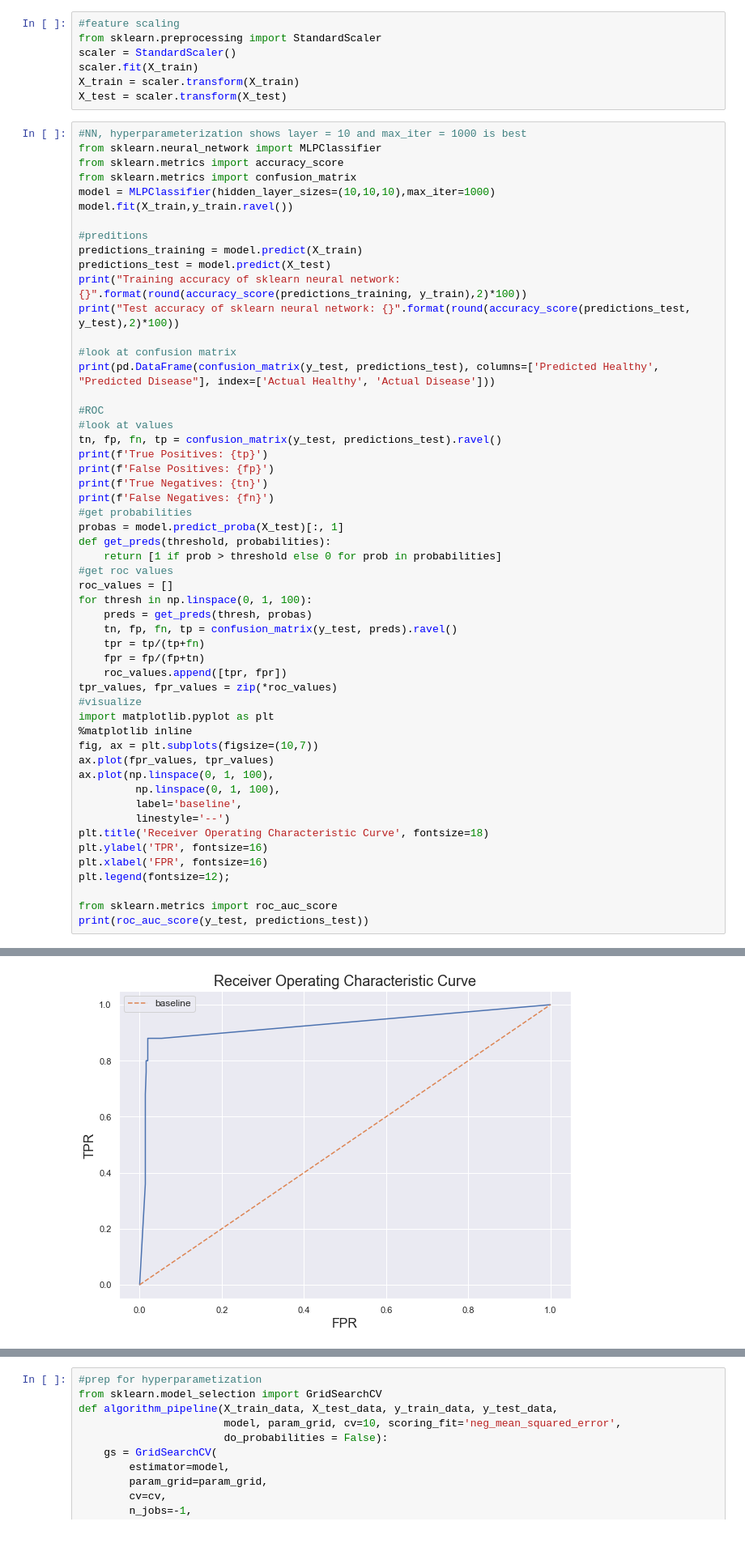
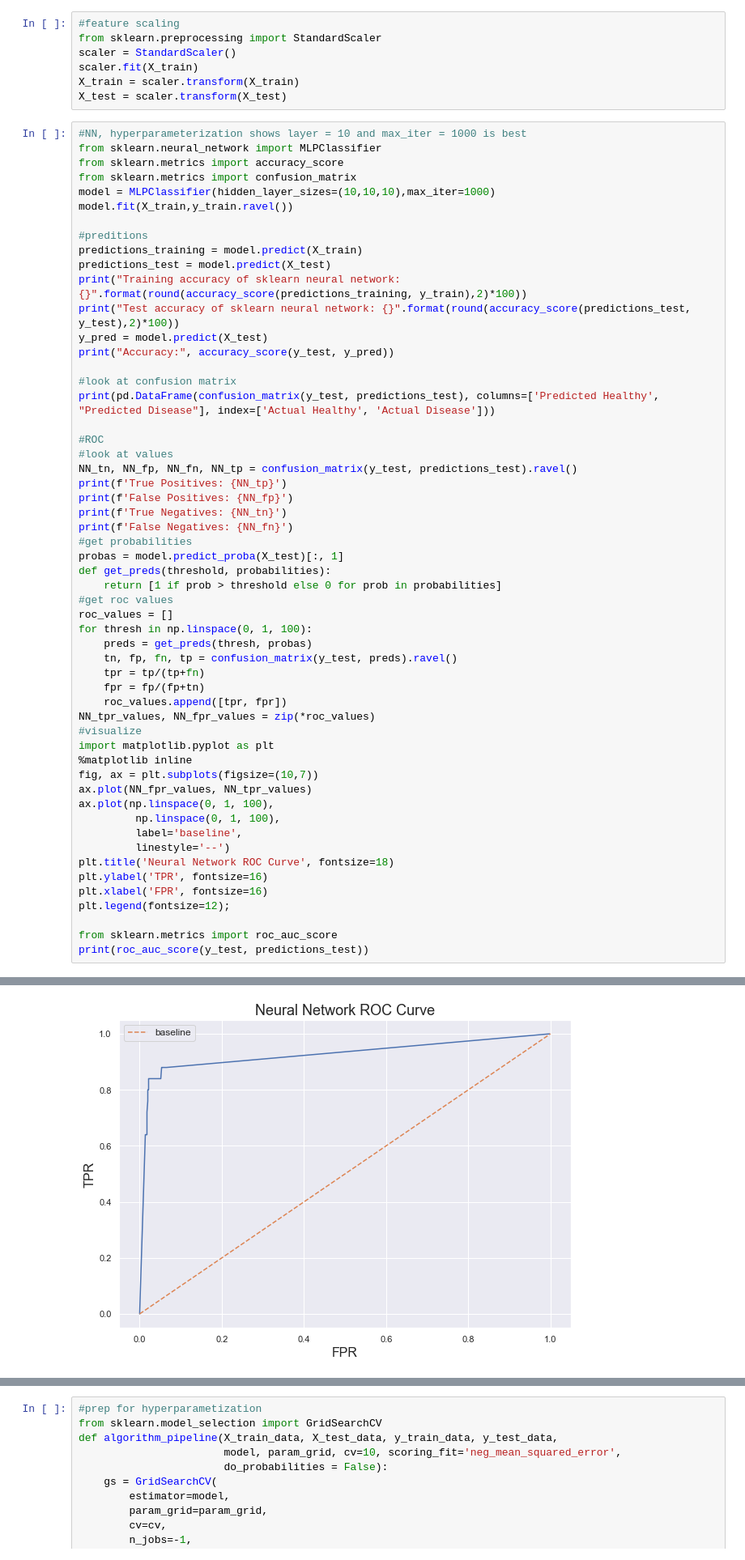
Before and after one commit to ahmadhassan997/CSCI-5523-Human-Microbiome-Project, a Jupyter notebook: CSCI project/cirrhosis_analysis.ipynb, the cells around one changed output, grey strips where cells are left out. Shown: that part at 81% size. Drawn from its saved outputs; the diff is of its cells as text.

```diff
--- a/CSCI project/cirrhosis_analysis.ipynb
+++ b/CSCI project/cirrhosis_analysis.ipynb
@@ -106,17 +106,19 @@ predictions_training = model.predict(X_train)
 predictions_test = model.predict(X_test)
 print("Training accuracy of sklearn neural network: {}".format(round(accuracy_score(predictions_training, y_train),2)*100))
 print("Test accuracy of sklearn neural network: {}".format(round(accuracy_score(predictions_test, y_test),2)*100))
+y_pred = model.predict(X_test)
+print("Accuracy:", accuracy_score(y_test, y_pred))
 
 #look at confusion matrix
 print(pd.DataFrame(confusion_matrix(y_test, predictions_test), columns=['Predicted Healthy', "Predicted Disease"], index=['Actual Healthy', 'Actual Disease']))
 
 #ROC
 #look at values
-tn, fp, fn, tp = confusion_matrix(y_test, predictions_test).ravel()
-print(f'True Positives: {tp}')
-print(f'False Positives: {fp}')
-print(f'True Negatives: {tn}')
-print(f'False Negatives: {fn}')
+NN_tn, NN_fp, NN_fn, NN_tp = confusion_matrix(y_test, predictions_test).ravel()
+print(f'True Positives: {NN_tp}')
+print(f'False Positives: {NN_fp}')
+print(f'True Negatives: {NN_tn}')
+print(f'False Negatives: {NN_fn}')
 #get probabilities
 probas = model.predict_proba(X_test)[:, 1]
 def get_preds(threshold, probabilities):
@@ -129,17 +131,17 @@ for thresh in np.linspace(0, 1, 100):
     tpr = tp/(tp+fn)
     fpr = fp/(fp+tn)
     roc_values.append([tpr, fpr])
-tpr_values, fpr_values = zip(*roc_values)
+NN_tpr_values, NN_fpr_values = zip(*roc_values)
 #visualize
 import matplotlib.pyplot as plt
 %matplotlib inline
 fig, ax = plt.subplots(figsize=(10,7))
-ax.plot(fpr_values, tpr_values)
+ax.plot(NN_fpr_values, NN_tpr_values)
 ax.plot(np.linspace(0, 1, 100),
          np.linspace(0, 1, 100),
          label='baseline',
          linestyle='--')
-plt.title('Receiver Operating Characteristic Curve', fontsize=18)
+plt.title('Neural Network ROC Curve', fontsize=18)
 plt.ylabel('TPR', fontsize=16)
 plt.xlabel('FPR', fontsize=16)
 plt.legend(fontsize=12);
@@ -160 +163 @@ False Negatives: 3
-[figure, old version]
+[figure, new version]
```
Also changed, not shown: parts of 8 cells of this notebook.
